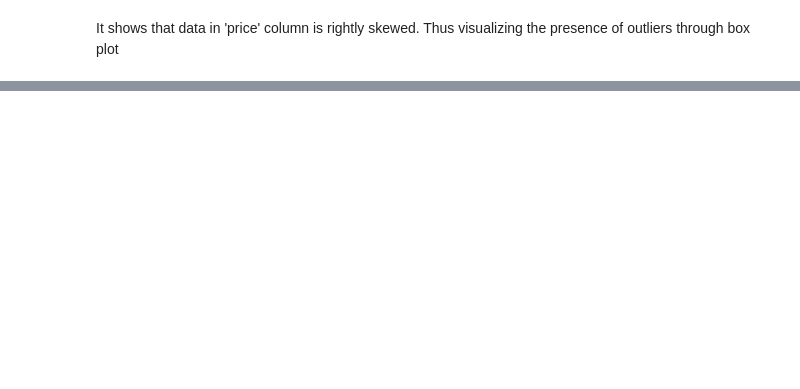
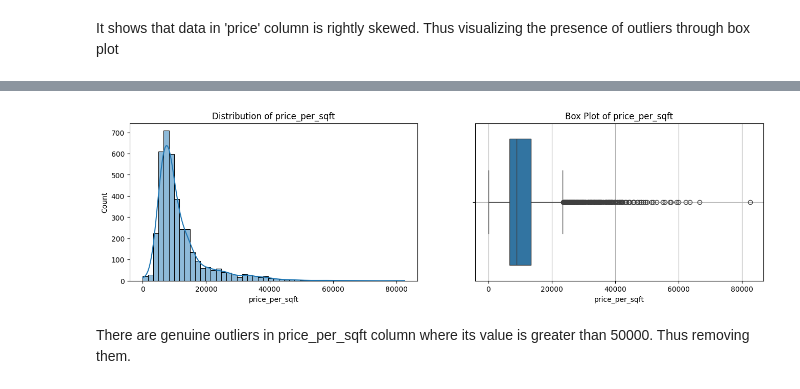
Before and after one commit to Tanwar-Aastha/Property-price-prediction, a Jupyter notebook: notebook/outlier_detection.ipynb, the cells around one changed output, grey strips where cells are left out. Drawn from its saved outputs; the diff is of its cells as text; code cells hidden in the pictures; blank space fills up the shorter version.

```diff
--- a/notebook/outlier_detection.ipynb
+++ b/notebook/outlier_detection.ipynb
@@ -111,0 +197,7 @@ Name: count, Length: 136, dtype: int64
+# %%
+# checking the distribution
+data_distribution_checker('price_per_sqft')
+# %% [output]
+[figure, added]
+# %% [markdown]
+There are genuine outliers in price_per_sqft column where its value is greater than 50000. Thus removing them.
```
Also changed, not shown: parts of 95 cells of this notebook, 1 other file.
